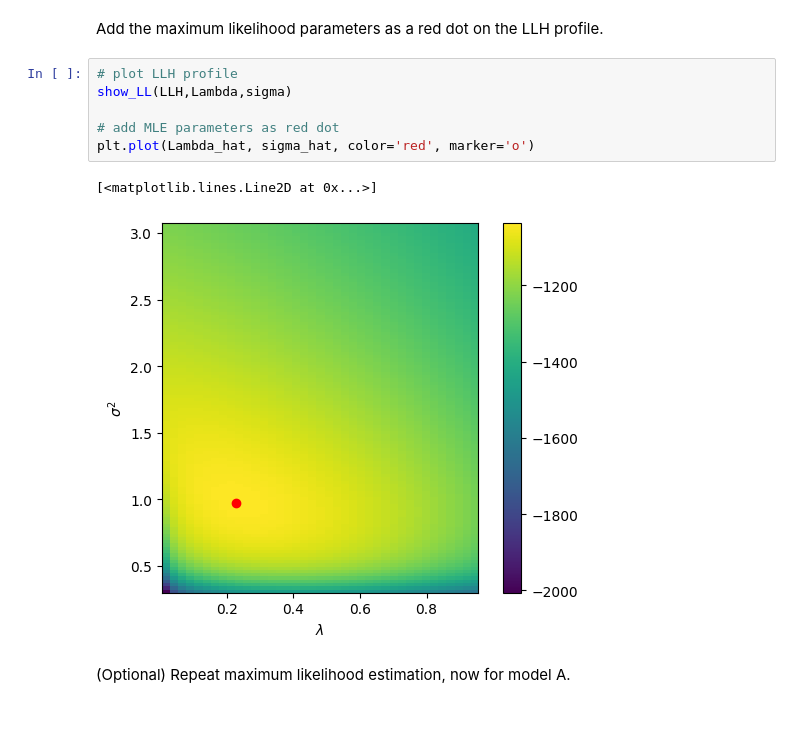
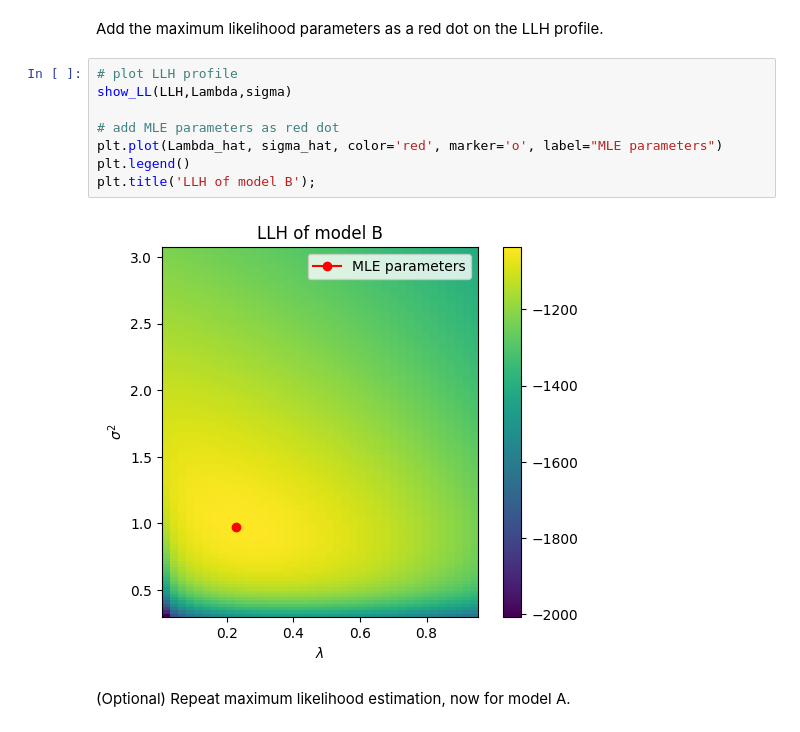
Before and after one commit to LuisKleinwort/CognitiveModelling2024Assignment1, a Jupyter notebook: tutorial_1A.ipynb, the cells around one changed output. Drawn from its saved outputs; the diff is of its cells as text.

Commit message:
add plot description in 1A

```diff
--- a/tutorial_1A.ipynb
+++ b/tutorial_1A.ipynb
@@ -479,12 +481,13 @@ Add the maximum likelihood parameters as a red dot on the LLH profile.
 # %%
 # plot LLH profile
 show_LL(LLH,Lambda,sigma)
 
 # add MLE parameters as red dot
-plt.plot(Lambda_hat, sigma_hat, color='red', marker='o')
+plt.plot(Lambda_hat, sigma_hat, color='red', marker='o', label="MLE parameters")
+plt.legend()
+plt.title('LLH of model B');
 # %% [output]
-[<matplotlib.lines.Line2D at 0x...>]
-[figure, old version]
+[figure, new version]
 # %% [markdown]
 (Optional) Repeat maximum likelihood estimation, now for model A.
 # %%
```
Also changed, not shown: parts of 1 cell of this notebook.
